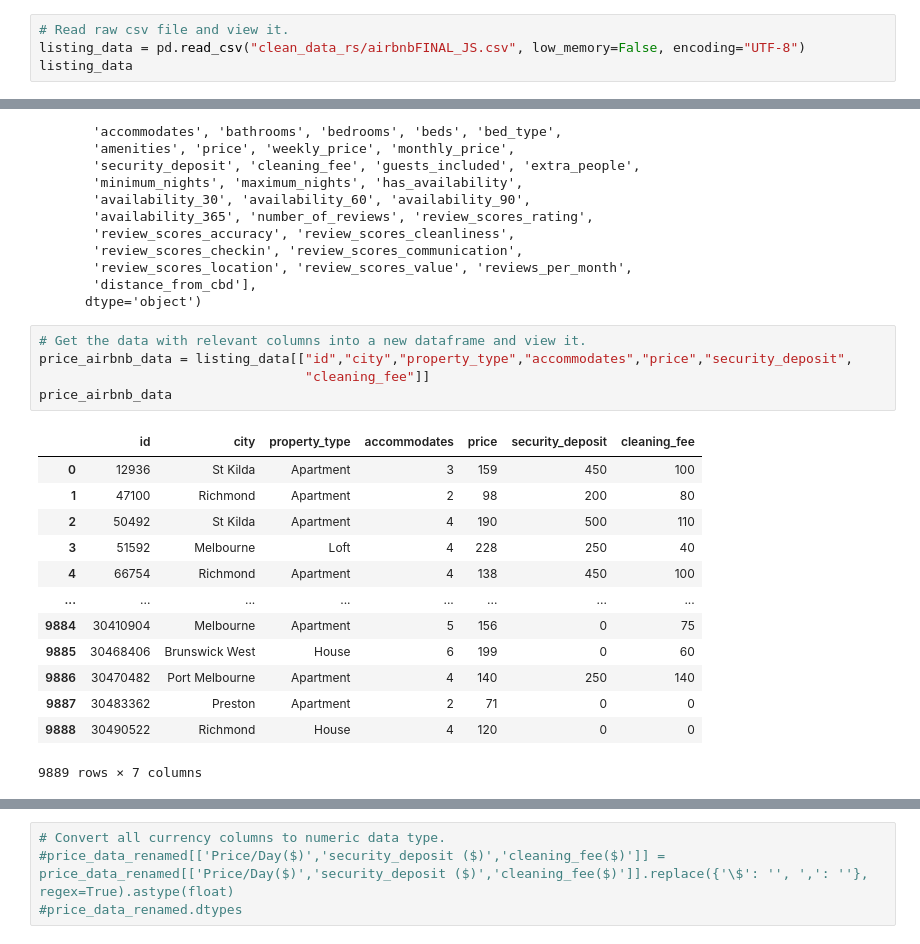
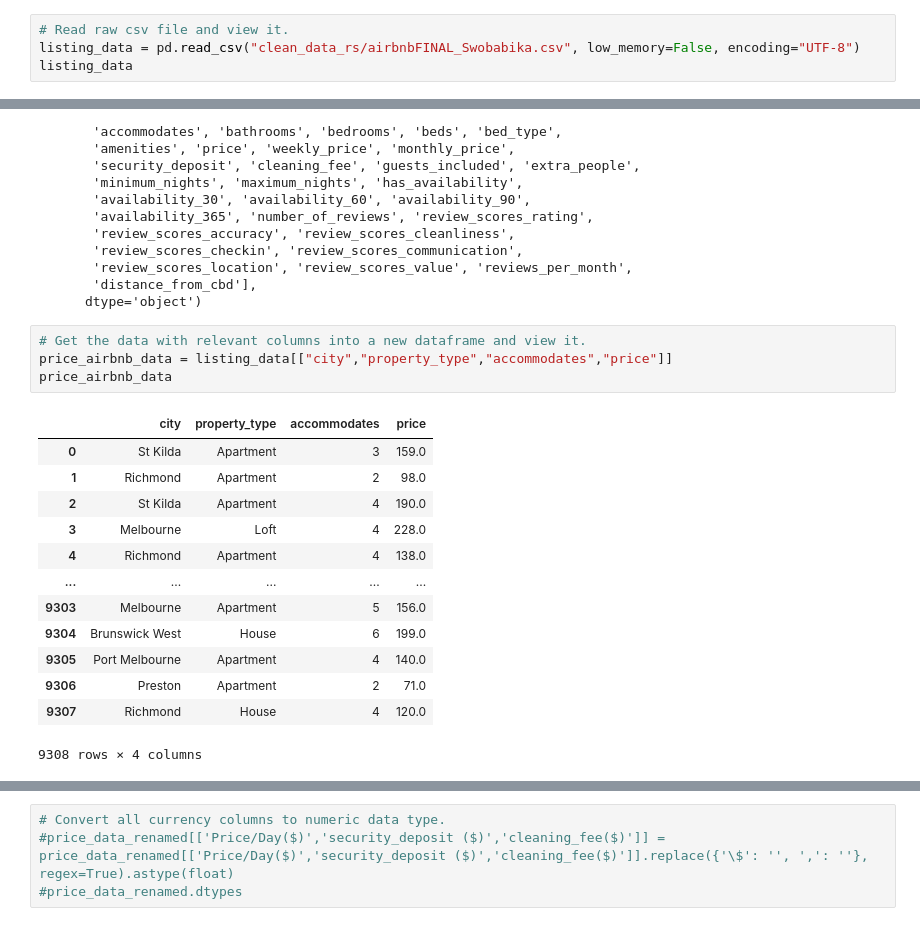
Before and after one commit to jMacProd/Project1, a Jupyter notebook: price_analysis.ipynb, the cells around one changed output, grey strips where cells are left out. Cells and saved outputs as stored; diff of their text form.

```diff
--- a/price_analysis.ipynb
+++ b/price_analysis.ipynb
@@ -6,7 +6,7 @@ import numpy as np
 from scipy.stats import linregress
 # %%
 # Read raw csv file and view it.
-listing_data = pd.read_csv("clean_data_rs/airbnbFINAL_JS.csv", low_memory=False, encoding="UTF-8")
+listing_data = pd.read_csv("clean_data_rs/airbnbFINAL_Swobabika.csv", low_memory=False, encoding="UTF-8")
 listing_data
 # %% [output]
 |  | id | host_id | host_name | host_is_superhost | host_total_listings_count | street | neighbourhood_cleansed | ... |
@@ -44,22 +44,21 @@ Index(['id', 'host_id', 'host_name', 'host_is_superhost',
       dtype='object')
 # %%
 # Get the data with relevant columns into a new dataframe and view it.
-price_airbnb_data = listing_data[["id","city","property_type","accommodates","price","security_deposit",
-                                  "cleaning_fee"]]
+price_airbnb_data = listing_data[["city","property_type","accommodates","price"]]
 price_airbnb_data
 # %% [output]
-|  | id | city | property_type | accommodates | price | security_deposit | cleaning_fee |
-| 0 | 12936 | St Kilda | Apartment | 3 | 159 | 450 | 100 |
-| 1 | 47100 | Richmond | Apartment | 2 | 98 | 200 | 80 |
-| 2 | 50492 | St Kilda | Apartment | 4 | 190 | 500 | 110 |
-| 3 | 51592 | Melbourne | Loft | 4 | 228 | 250 | 40 |
-| 4 | 66754 | Richmond | Apartment | 4 | 138 | 450 | 100 |
-| ... | ... | ... | ... | ... | ... | ... | ... |
-| 9884 | 30410904 | Melbourne | Apartment | 5 | 156 | 0 | 75 |
-| 9885 | 30468406 | Brunswick West | House | 6 | 199 | 0 | 60 |
-| 9886 | 30470482 | Port Melbourne | Apartment | 4 | 140 | 250 | 140 |
-| 9887 | 30483362 | Preston | Apartment | 2 | 71 | 0 | 0 |
-| 9888 | 30490522 | Richmond | House | 4 | 120 | 0 | 0 |
+|  | city | property_type | accommodates | price |
+| 0 | St Kilda | Apartment | 3 | 159.0 |
+| 1 | Richmond | Apartment | 2 | 98.0 |
+| 2 | St Kilda | Apartment | 4 | 190.0 |
+| 3 | Melbourne | Loft | 4 | 228.0 |
+| 4 | Richmond | Apartment | 4 | 138.0 |
+| ... | ... | ... | ... | ... |
+| 9303 | Melbourne | Apartment | 5 | 156.0 |
+| 9304 | Brunswick West | House | 6 | 199.0 |
+| 9305 | Port Melbourne | Apartment | 4 | 140.0 |
+| 9306 | Preston | Apartment | 2 | 71.0 |
+| 9307 | Richmond | House | 4 | 120.0 |
-9889 rows × 7 columns
+9308 rows × 4 columns
 # %%
 # Rename columns for better readability
```
Also changed, not shown: parts of 57 cells of this notebook.
